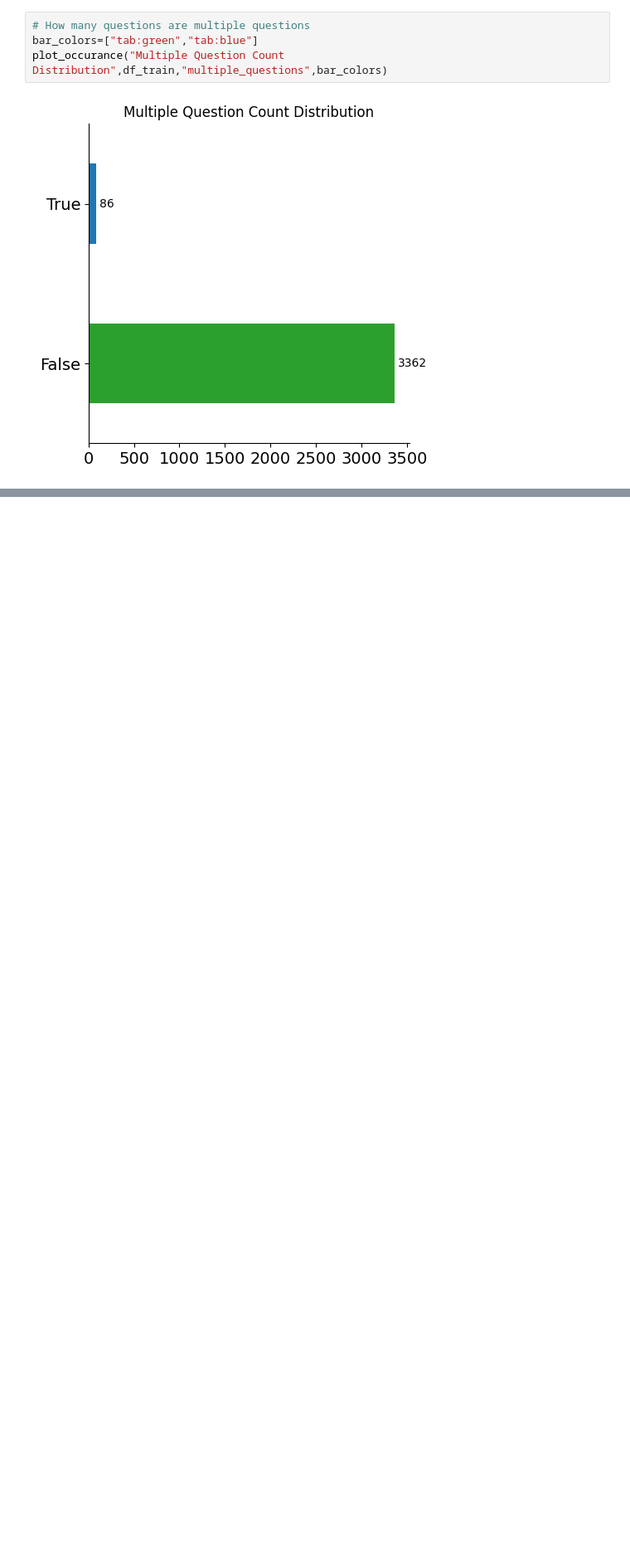
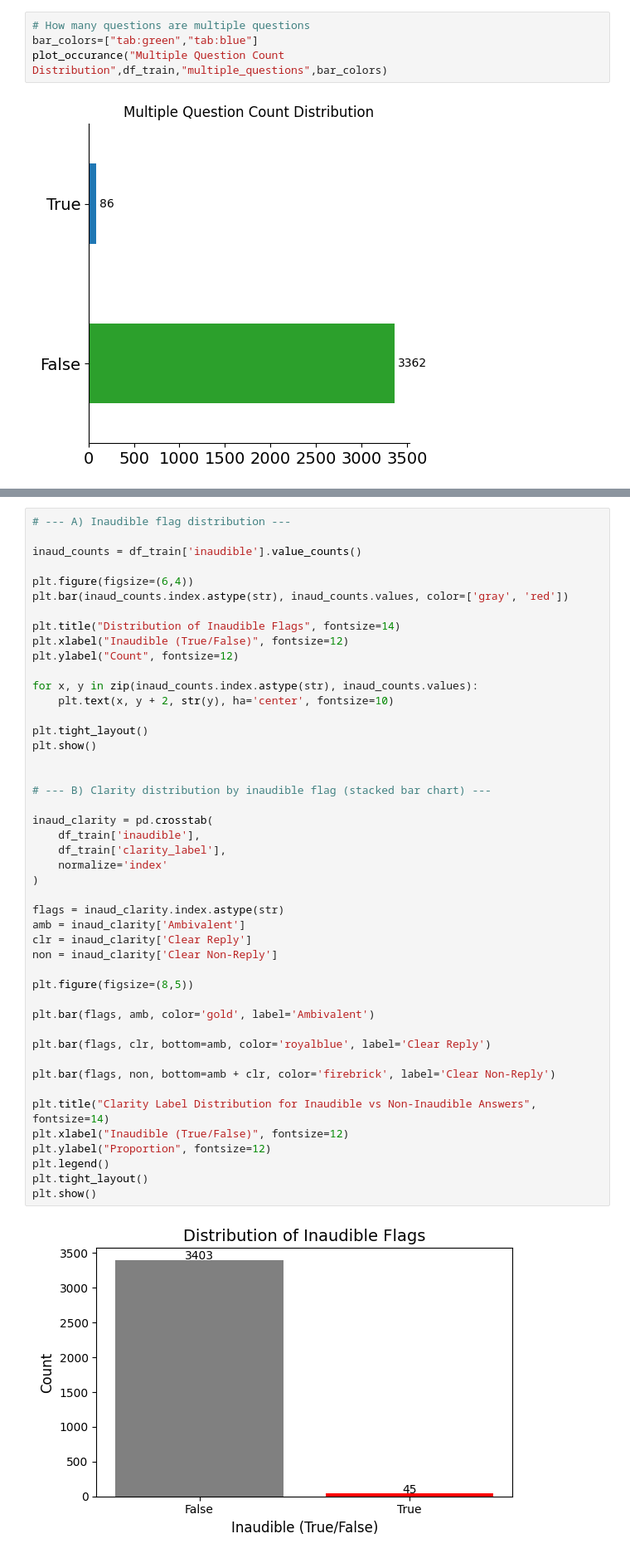
Before and after one commit to Akseldindisyan/CS445_CLARITY_Unmasking-Political-Question-Evasions, a Jupyter notebook: CS445.ipynb, the cells around one changed output, grey strips where cells are left out. Shown at 83% size. Saved outputs shown, nothing was run; the diff lists cells and outputs as text; blank space fills up the shorter version.

```diff
--- a/CS445.ipynb
+++ b/CS445.ipynb
@@ -143,0 +276,48 @@ plot_occurance("Multiple Question Count Distribution",df_train,"multiple_questio
+# %%
+# --- A) Inaudible flag distribution ---
+
+inaud_counts = df_train['inaudible'].value_counts()
+
+plt.figure(figsize=(6,4))
+plt.bar(inaud_counts.index.astype(str), inaud_counts.values, color=['gray', 'red'])
+
+plt.title("Distribution of Inaudible Flags", fontsize=14)
+plt.xlabel("Inaudible (True/False)", fontsize=12)
+plt.ylabel("Count", fontsize=12)
+
+for x, y in zip(inaud_counts.index.astype(str), inaud_counts.values):
+    plt.text(x, y + 2, str(y), ha='center', fontsize=10)
+
+plt.tight_layout()
+plt.show()
+
+
+# --- B) Clarity distribution by inaudible flag (stacked bar chart) ---
+
+inaud_clarity = pd.crosstab(
+    df_train['inaudible'],
+    df_train['clarity_label'],
+    normalize='index'
+)
+
+flags = inaud_clarity.index.astype(str)
+amb = inaud_clarity['Ambivalent']
+clr = inaud_clarity['Clear Reply']
+non = inaud_clarity['Clear Non-Reply']
+
+plt.figure(figsize=(8,5))
+
+plt.bar(flags, amb, color='gold', label='Ambivalent')
+
+plt.bar(flags, clr, bottom=amb, color='royalblue', label='Clear Reply')
+
+plt.bar(flags, non, bottom=amb + clr, color='firebrick', label='Clear Non-Reply')
+
+plt.title("Clarity Label Distribution for Inaudible vs Non-Inaudible Answers", fontsize=14)
+plt.xlabel("Inaudible (True/False)", fontsize=12)
+plt.ylabel("Proportion", fontsize=12)
+plt.legend()
+plt.tight_layout()
+plt.show()
+# %% [output]
+[figure, added]
```
Also changed, not shown: parts of 39 cells of this notebook.
